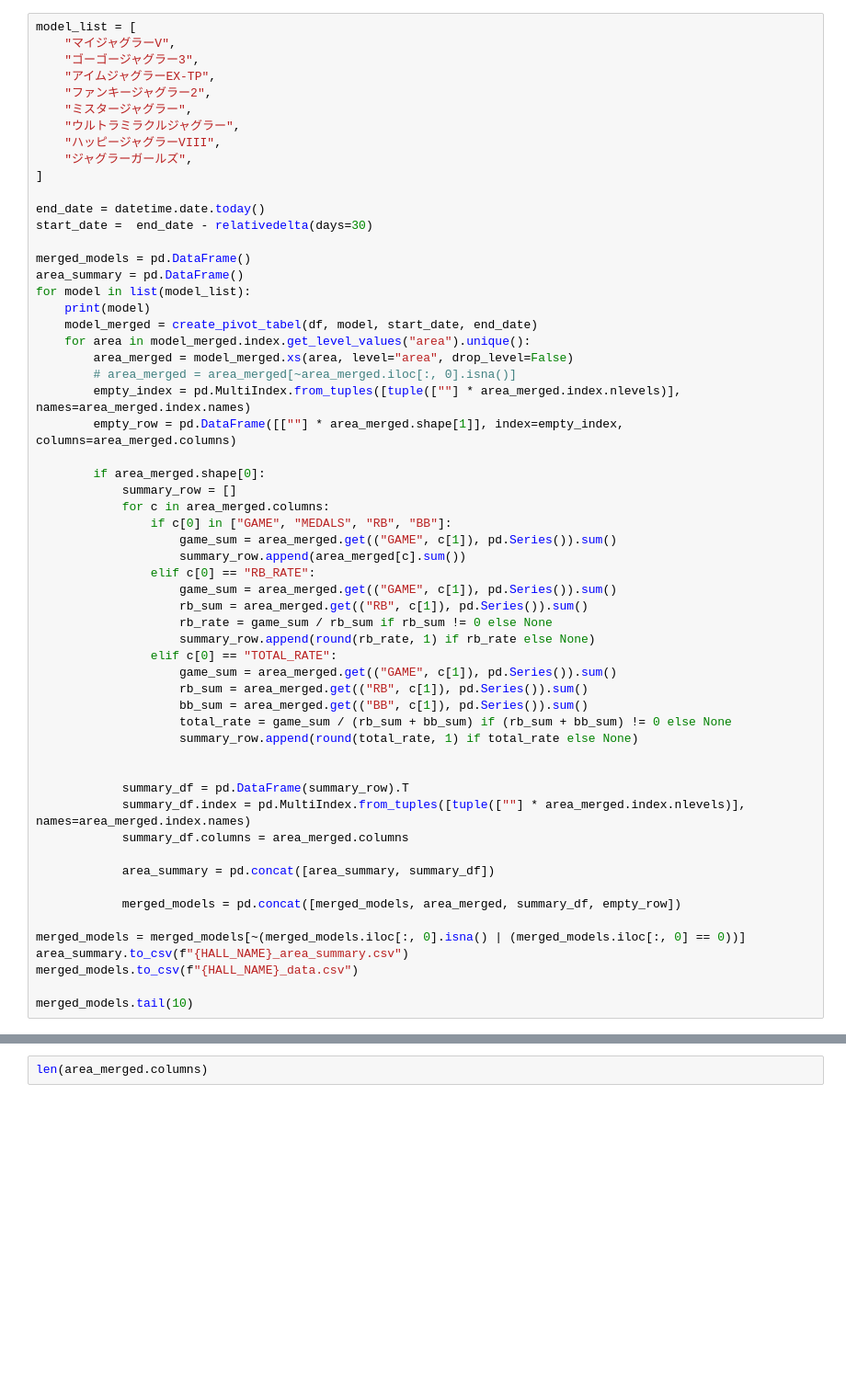
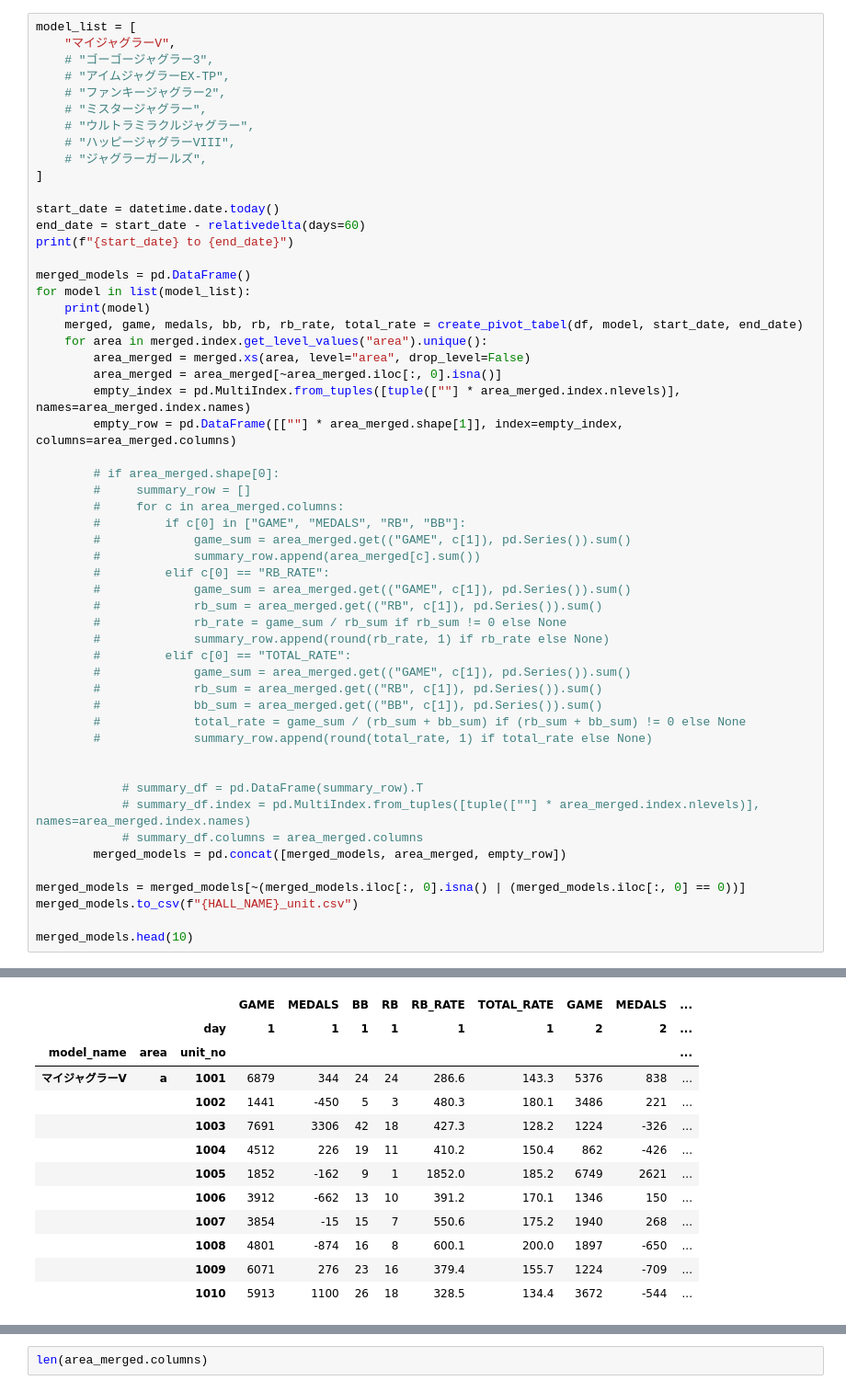
Before and after one commit to akmiccom/dataOnline, a Jupyter notebook: anaslo_02/ipynb/hall_date.ipynb, the cells around one changed output, grey strips where cells are left out. Shown: that part at 92% size. Cells and saved outputs as stored; diff of their text form; blank space fills up the shorter version.

```diff
--- a/anaslo_02/ipynb/hall_date.ipynb
+++ b/anaslo_02/ipynb/hall_date.ipynb
@@ -287,59 +485,55 @@ merged.head()
 # %%
 model_list = [
     "マイジャグラーV",
-    "ゴーゴージャグラー3",
-    "アイムジャグラーEX-TP",
-    "ファンキージャグラー2",
-    "ミスタージャグラー",
-    "ウルトラミラクルジャグラー",
-    "ハッピージャグラーVIII",
-    "ジャグラーガールズ",
+    # "ゴーゴージャグラー3",
+    # "アイムジャグラーEX-TP",
+    # "ファンキージャグラー2",
+    # "ミスタージャグラー",
+    # "ウルトラミラクルジャグラー",
+    # "ハッピージャグラーVIII",
+    # "ジャグラーガールズ",
 ]
 
-end_date = datetime.date.today()
-start_date =  end_date - relativedelta(days=30)
+start_date = datetime.date.today()
+end_date = start_date - relativedelta(days=60)
+print(f"{start_date} to {end_date}")
 
 merged_models = pd.DataFrame()
-area_summary = pd.DataFrame()
 for model in list(model_list):
     print(model)
-    model_merged = create_pivot_tabel(df, model, start_date, end_date)
-    for area in model_merged.index.get_level_values("area").unique():
-        area_merged = model_merged.xs(area, level="area", drop_level=False)
-        # area_merged = area_merged[~area_merged.iloc[:, 0].isna()]
+    merged, game, medals, bb, rb, rb_rate, total_rate = create_pivot_tabel(df, model, start_date, end_date)
+    for area in merged.index.get_level_values("area").unique():
+        area_merged = merged.xs(area, level="area", drop_level=False)
+        area_merged = area_merged[~area_merged.iloc[:, 0].isna()]
         empty_index = pd.MultiIndex.from_tuples([tuple([""] * area_merged.index.nlevels)], names=area_merged.index.names)
         empty_row = pd.DataFrame([[""] * area_merged.shape[1]], index=empty_index, columns=area_merged.columns)
 
-        if area_merged.shape[0]:
-            summary_row = []
-            for c in area_merged.columns:
-                if c[0] in ["GAME", "MEDALS", "RB", "BB"]:
-                    game_sum = area_merged.get(("GAME", c[1]), pd.Series()).sum()
-                    summary_row.append(area_merged[c].sum())
-                elif c[0] == "RB_RATE":
-                    game_sum = area_merged.get(("GAME", c[1]), pd.Series()).sum()
-                    rb_sum = area_merged.get(("RB", c[1]), pd.Series()).sum()
-                    rb_rate = game_sum / rb_sum if rb_sum != 0 else None
-                    summary_row.append(round(rb_rate, 1) if rb_rate else None)
-                elif c[0] == "TOTAL_RATE":
-                    game_sum = area_merged.get(("GAME", c[1]), pd.Series()).sum()
-                    rb_sum = area_merged.get(("RB", c[1]), pd.Series()).sum()
-                    bb_sum = area_merged.get(("BB", c[1]), pd.Series()).sum()
-                    total_rate = game_sum / (rb_sum + bb_sum) if (rb_sum + bb_sum) != 0 else None
-                    summary_row.append(round(total_rate, 1) if total_rate else None)
+        # if area_merged.shape[0]:
+        #     summary_row = []
+        #     for c in area_merged.columns:
+        #         if c[0] in ["GAME", "MEDALS", "RB", "BB"]:
+        #             game_sum = area_merged.get(("GAME", c[1]), pd.Series()).sum()
+        #             summary_row.append(area_merged[c].sum())
+        #         elif c[0] == "RB_RATE":
+        #             game_sum = area_merged.get(("GAME", c[1]), pd.Series()).sum()
+        #             rb_sum = area_merged.get(("RB", c[1]), pd.Series()).sum()
+        #             rb_rate = game_sum / rb_sum if rb_sum != 0 else None
+        #             summary_row.append(round(rb_rate, 1) if rb_rate else None)
+        #         elif c[0] == "TOTAL_RATE":
+        #             game_sum = area_merged.get(("GAME", c[1]), pd.Series()).sum()
+        #             rb_sum = area_merged.get(("RB", c[1]), pd.Series()).sum()
+        #             bb_sum = area_merged.get(("BB", c[1]), pd.Series()).sum()
+        #             total_rate = game_sum / (rb_sum + bb_sum) if (rb_sum + bb_sum) != 0 else None
+        #             summary_row.append(round(total_rate, 1) if total_rate else None)
 
 
-            summary_df = pd.DataFrame(summary_row).T
-            summary_df.index = pd.MultiIndex.from_tuples([tuple([""] * area_merged.index.nlevels)], names=area_merged.index.names)
-            summary_df.columns = area_merged.columns
-
-            area_summary = pd.concat([area_summary, summary_df])
-
-            merged_models = pd.concat([merged_models, area_merged, summary_df, empty_row])
+            # summary_df = pd.DataFrame(summary_row).T
+            # summary_df.index = pd.MultiIndex.from_tuples([tuple([""] * area_merged.index.nlevels)], names=area_merged.index.names)
+            # summary_df.columns = area_merged.columns
+        merged_models = pd.concat([merged_models, area_merged, empty_row])
 
 merged_models = merged_models[~(merged_models.iloc[:, 0].isna() | (merged_models.iloc[:, 0] == 0))]
-area_summary.to_csv(f"{HALL_NAME}_area_summary.csv")
-merged_models.to_csv(f"{HALL_NAME}_data.csv")
+merged_models.to_csv(f"{HALL_NAME}_unit.csv")
 
-merged_models.tail(10)
+merged_models.head(10)
 # %% [output]
@@ -346 +541,14 @@ merged_models.tail(10)
 マイジャグラーV
+|  |  |  | GAME | MEDALS | BB | RB | RB_RATE | TOTAL_RATE | GAME | MEDALS | ... |
+|  |  | day | 1 | 1 | 1 | 1 | 1 | 1 | 2 | 2 | ... |
+| model_name | area | unit_no |  |  |  |  |  |  |  |  | ... |
+| マイジャグラーV | a | 1001 | 6879 | 344 | 24 | 24 | 286.6 | 143.3 | 5376 | 838 | ... |
+|  |  | 1002 | 1441 | -450 | 5 | 3 | 480.3 | 180.1 | 3486 | 221 | ... |
+|  |  | 1003 | 7691 | 3306 | 42 | 18 | 427.3 | 128.2 | 1224 | -326 | ... |
+|  |  | 1004 | 4512 | 226 | 19 | 11 | 410.2 | 150.4 | 862 | -426 | ... |
+|  |  | 1005 | 1852 | -162 | 9 | 1 | 1852.0 | 185.2 | 6749 | 2621 | ... |
+|  |  | 1006 | 3912 | -662 | 13 | 10 | 391.2 | 170.1 | 1346 | 150 | ... |
+|  |  | 1007 | 3854 | -15 | 15 | 7 | 550.6 | 175.2 | 1940 | 268 | ... |
+|  |  | 1008 | 4801 | -874 | 16 | 8 | 600.1 | 200.0 | 1897 | -650 | ... |
+|  |  | 1009 | 6071 | 276 | 23 | 16 | 379.4 | 155.7 | 1224 | -709 | ... |
+|  |  | 1010 | 5913 | 1100 | 26 | 18 | 328.5 | 134.4 | 3672 | -544 | ... |
```
Also changed, not shown: parts of 18 cells of this notebook, 30 other files.
